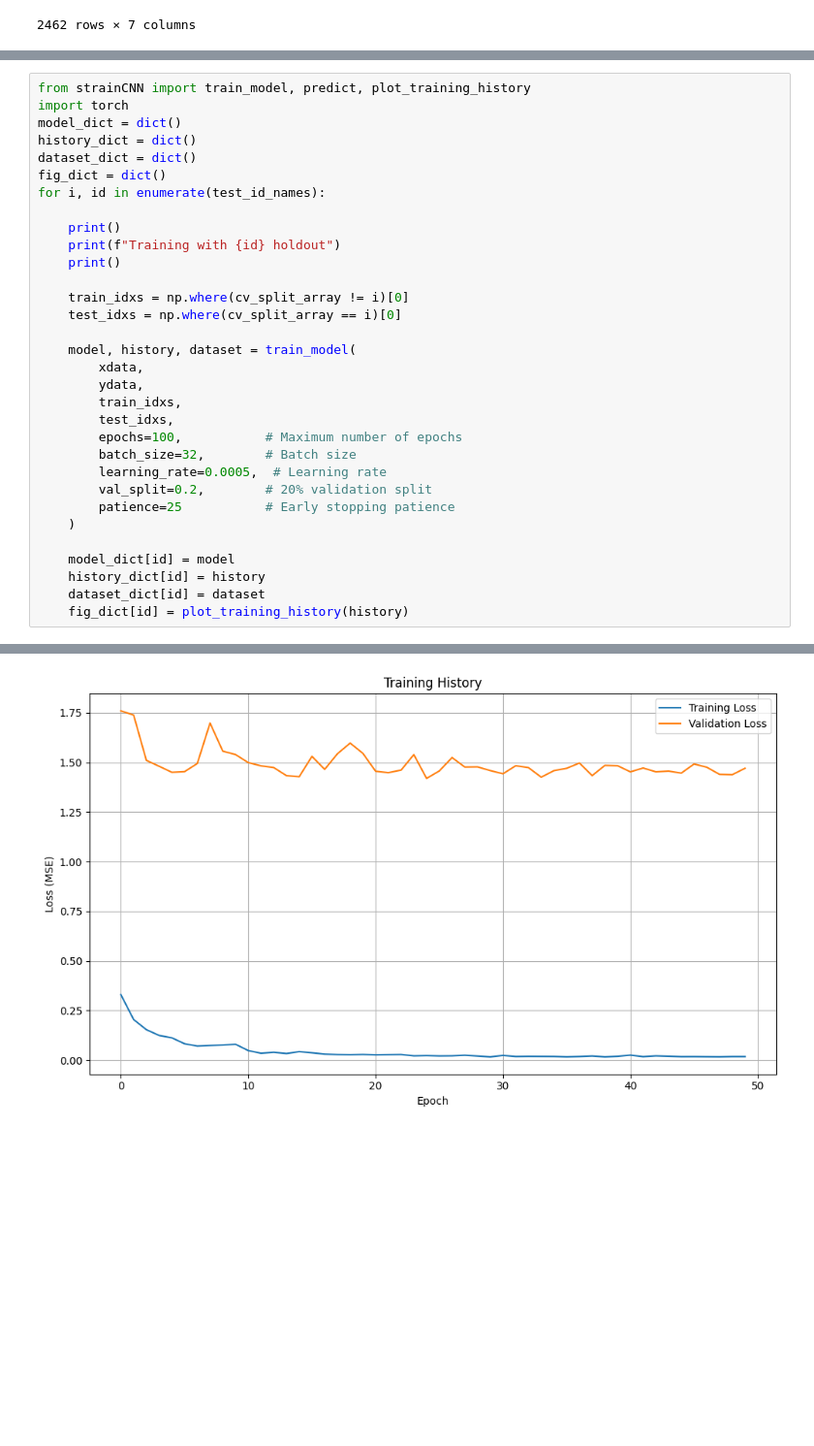
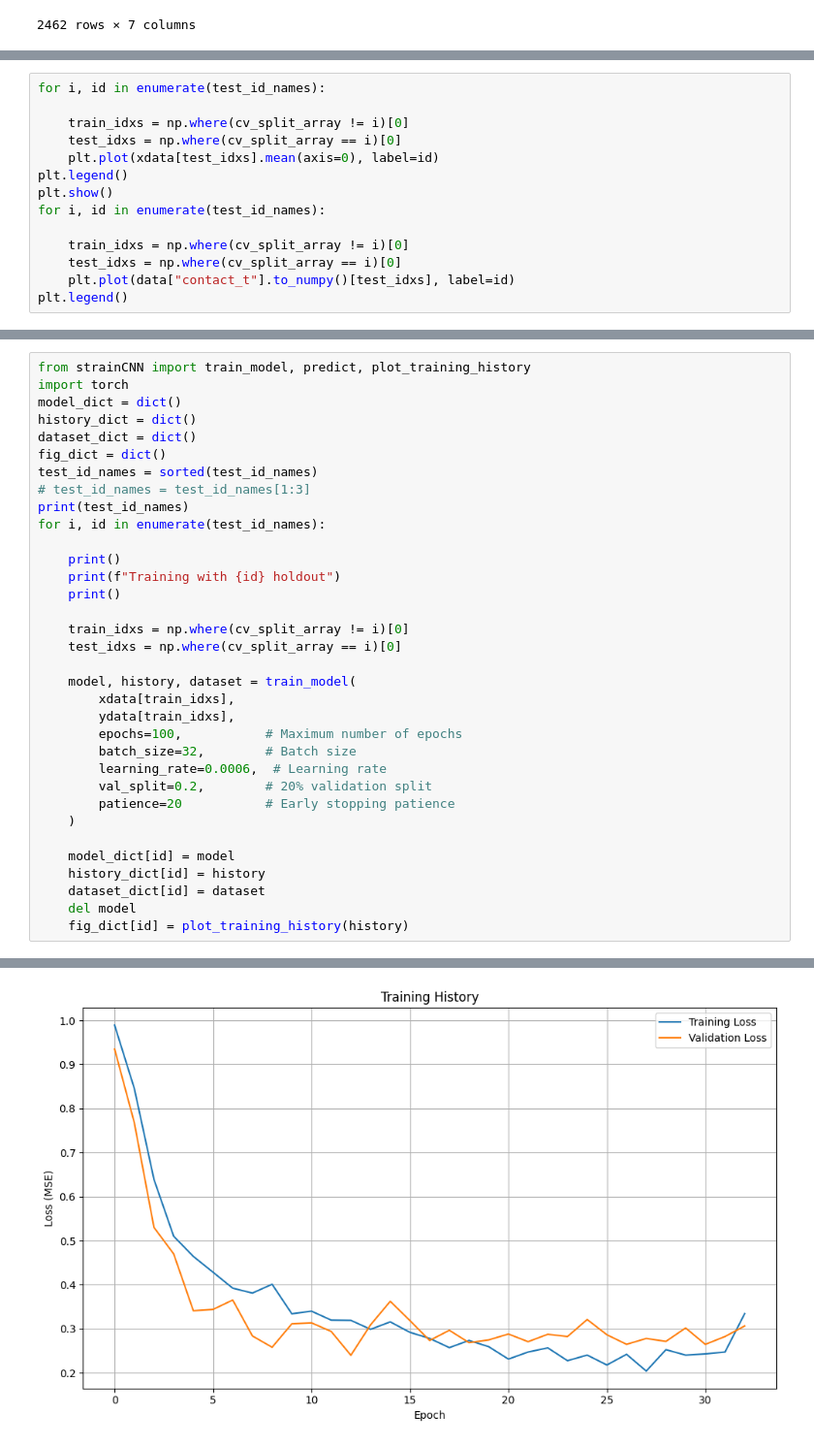
Before and after one commit to Jskacines/strain_learning, a Jupyter notebook: vicon_CNN.ipynb, the cells around one changed output, grey strips where cells are left out. Shown at 97% size. Drawn from its saved outputs; the diff is of its cells as text; blank space fills up the shorter version.

Commit message:
fixed data leakage and testing higher resolution force output

```diff
--- a/vicon_CNN.ipynb
+++ b/vicon_CNN.ipynb
@@ -395,0 +428,14 @@ display(pd.DataFrame(ydata))
+# %%
+for i, id in enumerate(test_id_names):
+
+    train_idxs = np.where(cv_split_array != i)[0]
+    test_idxs = np.where(cv_split_array == i)[0]
+    plt.plot(xdata[test_idxs].mean(axis=0), label=id)
+plt.legend()
+plt.show()
+for i, id in enumerate(test_id_names):
+
+    train_idxs = np.where(cv_split_array != i)[0]
+    test_idxs = np.where(cv_split_array == i)[0]
+    plt.plot(data["contact_t"].to_numpy()[test_idxs], label=id)
+plt.legend()
@@ -400,6 +450,9 @@ model_dict = dict()
 history_dict = dict()
 dataset_dict = dict()
 fig_dict = dict()
+test_id_names = sorted(test_id_names)
+# test_id_names = test_id_names[1:3]
+print(test_id_names)
 for i, id in enumerate(test_id_names):
 
     print()
@@ -410,19 +463,18 @@ for i, id in enumerate(test_id_names):
     test_idxs = np.where(cv_split_array == i)[0]
 
     model, history, dataset = train_model(
-        xdata,
-        ydata,
-        train_idxs,
-        test_idxs,
+        xdata[train_idxs],
+        ydata[train_idxs],
         epochs=100,           # Maximum number of epochs
         batch_size=32,        # Batch size
-        learning_rate=0.0005,  # Learning rate
+        learning_rate=0.0006,  # Learning rate
         val_split=0.2,        # 20% validation split
-        patience=25           # Early stopping patience
+        patience=20           # Early stopping patience
     )
 
     model_dict[id] = model
     history_dict[id] = history
     dataset_dict[id] = dataset
+    del model
     fig_dict[id] = plot_training_history(history)
 # %% [output]
@@ -451 +503 @@ Best validation loss: 0.350927
-[figure, old version]
+[figure, new version]
```
Also changed, not shown: parts of 8 cells of this notebook, 1 other file.
